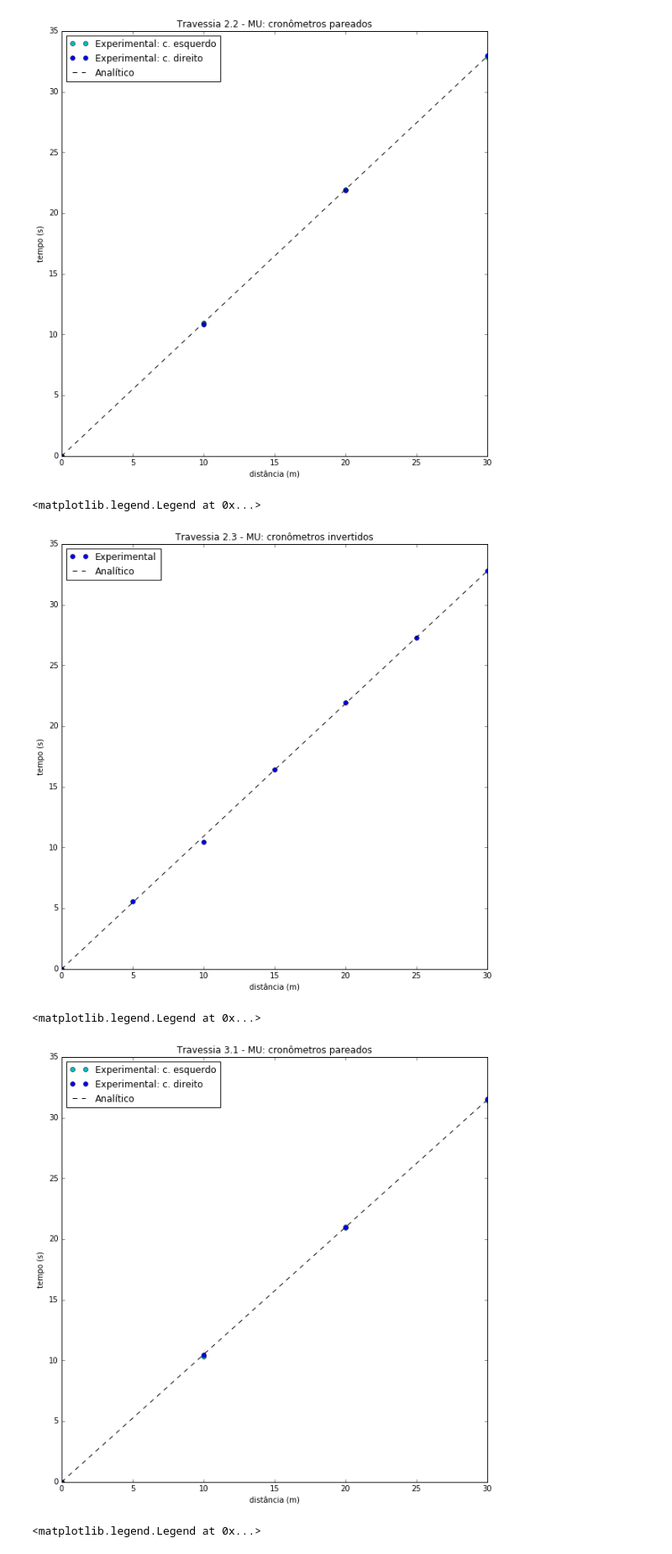
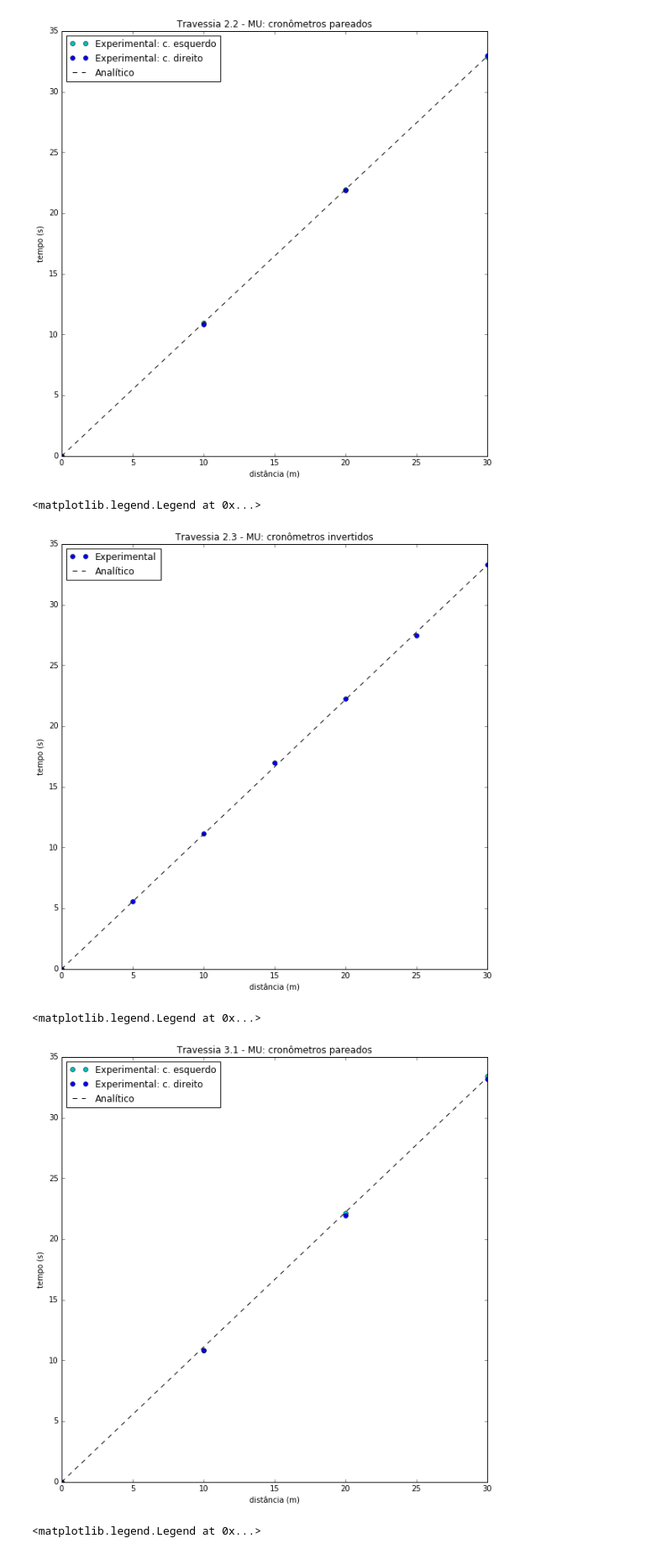
Before and after one commit to yambanis/MAC0209---Modelagem-e-Simulacao, a Jupyter notebook: Relatório.ipynb, the cells around one changed output. Shown: that part at 84% size. Cells and saved outputs as stored; diff of their text form; code cells hidden in the pictures.

```diff
--- a/Relatório.ipynb
+++ b/Relatório.ipynb
@@ -181,6 +183,8 @@ plt.legend(loc = 0)
 <matplotlib.legend.Legend at 0x...>
 [figure]
 # %%
+t = []
+
 with open ("tempo/tempo-edu.csv", "r") as mu1:
     rd = csv.reader(mu1, quoting=csv.QUOTE_NONNUMERIC)
     for line in rd:
@@ -244,34 +248,36 @@ plt.plot(p2, tAna, 'k--', label = "Analítico")
 plt.legend(loc = 0)
 # %% [output]
 <matplotlib.legend.Legend at 0x...>
-[figure, old version]
+[figure, new version]
 # %%
+t = []
+
 with open ("tempo/tempo-bruna.csv", "r") as mu1:
     rd = csv.reader(mu1, quoting=csv.QUOTE_NONNUMERIC)
     for line in rd:
         t.append([0] + line)
 
 t_seq = (t[6][1:] + t[7])
 t_seq.sort()
 
 # Calculando analiticamente para a travessia 3.1
 # Obtendo velocidade média a partir do tempo total (média dos 2 cronômetros) / espaço
 v = 30 / ((t[0][3] + t[1][3]) / 2)
 tAna = []
 for x in p1:
     tAna.append(nextTmu(x, v))
 
 plt.figure(figsize=(10,10))
 plt.title("Travessia 3.1 - MU: cronômetros pareados")
 plt.xlabel('distância (m)')
 plt.ylabel('tempo (s)')
 plt.plot(p1, t[0], 'co', linestyle = "", label = "Experimental: c. esquerdo")
 plt.plot(p1, t[1],'bo', linestyle = "", label = "Experimental: c. direito")
 plt.plot(p1, tAna, 'k--', label = "Analítico")
 plt.legend(loc = 0)
 # %% [output]
 <matplotlib.legend.Legend at 0x...>
-[figure, old version]
+[figure, new version]
 # %%
 # Calculando analiticamente para a travessia 3.2
 # Obtendo velocidade média a partir do tempo total (média dos 2 cronômetros) / espaço
```
Also changed, not shown: parts of 12 cells of this notebook.
